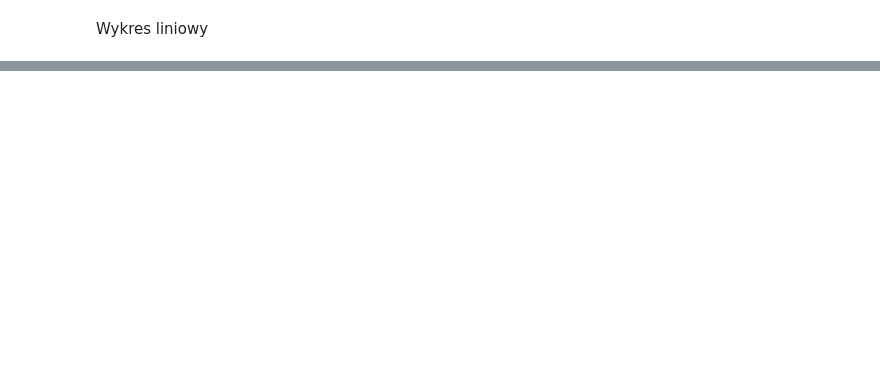
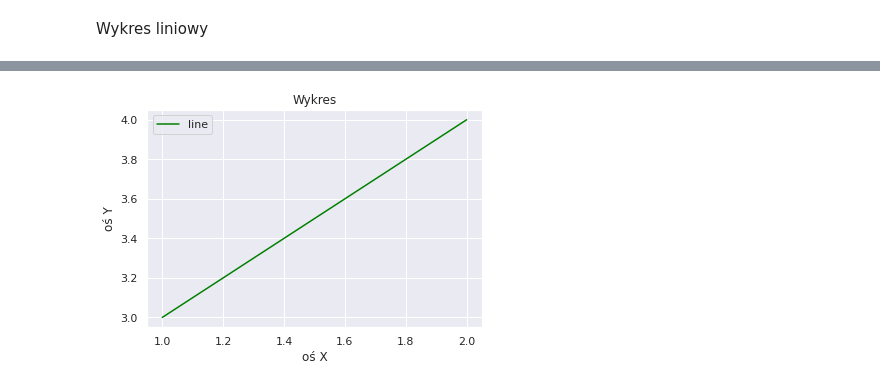
Before and after one commit to mietekdom/Data-Science, a Jupyter notebook: 01_knowledge/10_Wizualizacja_danych.ipynb, the cells around one changed output, grey strips where cells are left out. Cells and saved outputs as stored; diff of their text form; code cells hidden in the pictures; blank space fills up the shorter version.

```diff
--- a/01_knowledge/10_Wizualizacja_danych.ipynb
+++ b/01_knowledge/10_Wizualizacja_danych.ipynb
@@ -13,0 +15,8 @@ plt.plot([1, 2], [3, 4])
+# %%
+plt.plot([1, 2], [3, 4], label='line', color='green')
+plt.xlabel('oś X') # podpis osi X
+plt.ylabel('oś Y') # podpis osi Y
+plt.title('Wykres') #tytuł wykresu
+_ = plt.legend() # legenda
+# %% [output]
+[figure, added]
```
Also changed, not shown: parts of 4 cells of this notebook.
